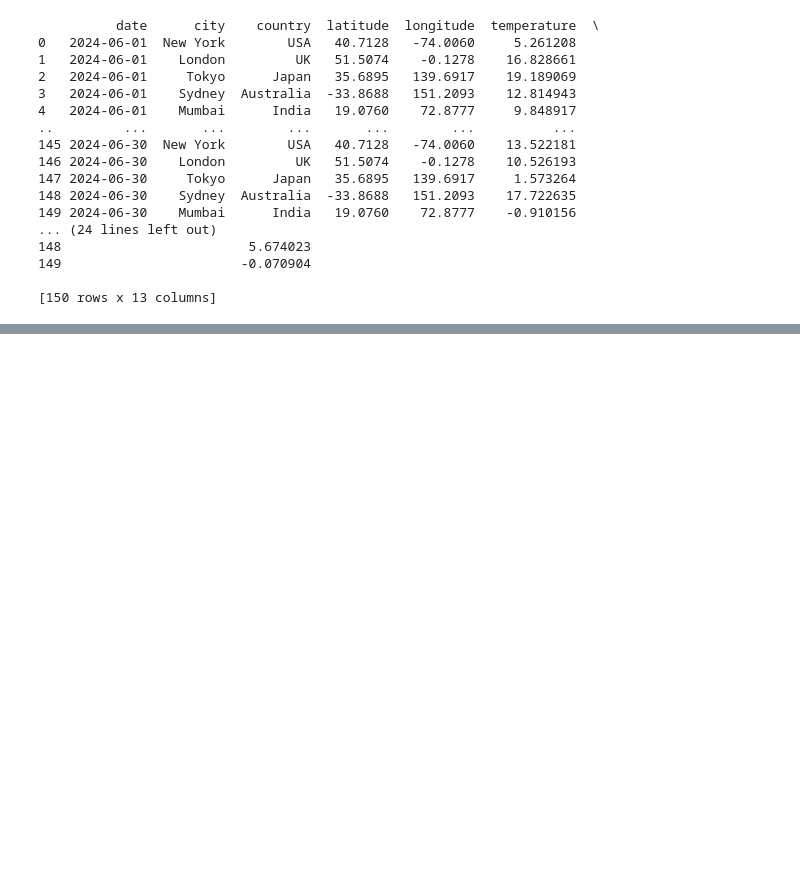
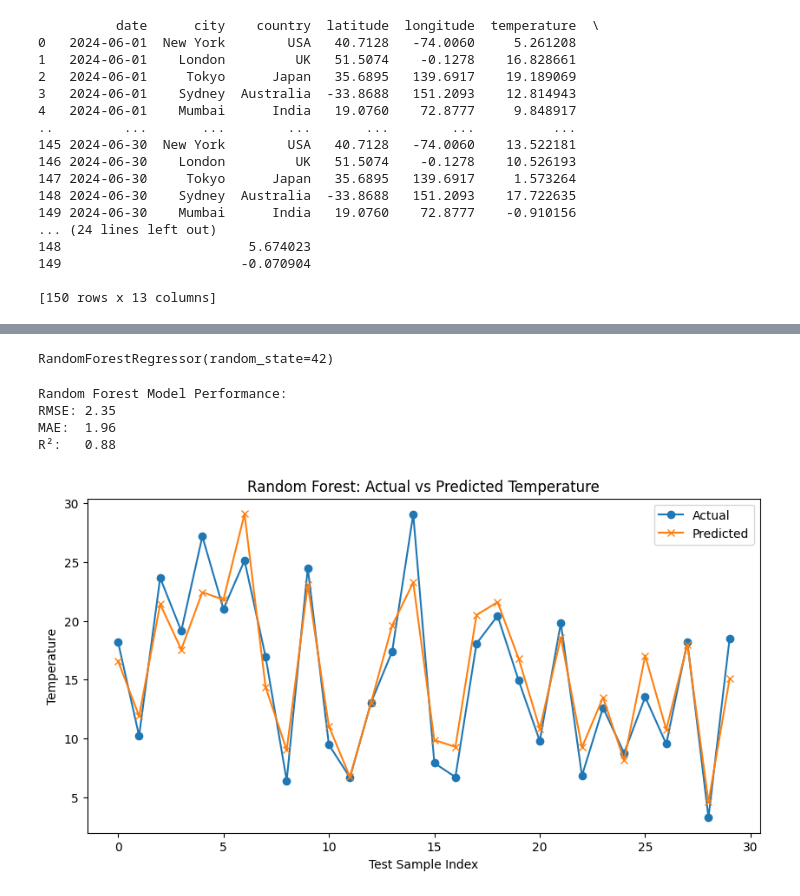
Before and after one commit to neilgarnet/ML-Weather-Project, a Jupyter notebook: RandomForestModel.ipynb, the cells around one changed output, grey strips where cells are left out. Cells and saved outputs as stored; diff of their text form; code cells hidden in the pictures; blank space fills up the shorter version.

```diff
--- a/RandomForestModel.ipynb
+++ b/RandomForestModel.ipynb
@@ -8,7 +8,7 @@ import seaborn as sns
 from google.colab import files
 uploaded = files.upload()
 #Displaying basic information about the dataset
-df = pd.read_csv("/content/Weather dataset.csv")
+df = pd.read_csv("Weather dataset.csv")
 print("Dataset Information:")
 print(df.info())
 print("\nFirst 5 rows of the dataset:")
@@ -158,20 +158,3 @@ print(df)
 149                       -0.070904
 
 [150 rows x 13 columns]
-# %%
-# Import necessary libraries
-import pandas as pd
-import numpy as np
-from sklearn.model_selection import train_test_split
-from sklearn.ensemble import RandomForestClassifier
-from sklearn.metrics import accuracy_score, classification_report, confusion_matrix
-
-# Load dataset
-df = pd.read_csv("/content/Waether dataset.csv")
-
-# Define features (X) and target variable (y)
-X = df.drop(columns=['AQI'])  # Assuming 'AQI' is the target variable
-y = df['AQI']
-
-# Split the dataset into training (80%) and testing (20%) sets
-X_train, X_test, y_train, y_test = train_test_split(X, y, test_size=0.2, random_state=42)
@@ -271,0 +188,45 @@ Passing `palette` without assigning `hue` is deprecated and will be removed in v
+# %%
+# 1. Data Preparation
+# Define the target variable and features
+target = 'temperature'
+# Drop columns that are not useful for model training (dropping 'date' and target from features)
+features = df.drop(columns=['date', target])
+y = df[target]
+
+# Split data into training and testing sets (80% train, 20% test)
+X_train, X_test, y_train, y_test = train_test_split(features, y, test_size=0.2, random_state=42)
+# %%
+# 2. Random Forest Model Training
+rf_model = RandomForestRegressor(random_state=42)
+rf_model.fit(X_train, y_train)
+# %% [output]
+RandomForestRegressor(random_state=42)
+# %%
+# 3. Predictions & Evaluation
+y_pred = rf_model.predict(X_test)
+
+rmse = np.sqrt(mean_squared_error(y_test, y_pred))
+mae = mean_absolute_error(y_test, y_pred)
+r2 = r2_score(y_test, y_pred)
+
+print("Random Forest Model Performance:")
+print(f"RMSE: {rmse:.2f}")
+print(f"MAE:  {mae:.2f}")
+print(f"R²:   {r2:.2f}")
+# %% [output]
+Random Forest Model Performance:
+RMSE: 2.35
+MAE:  1.96
+R²:   0.88
+# %%
+# 4. Visualization: Actual vs. Predicted for Random Forest
+plt.figure(figsize=(10, 5))
+plt.plot(y_test.values, label='Actual', marker='o')
+plt.plot(y_pred, label='Predicted', marker='x')
+plt.title("Random Forest: Actual vs Predicted Temperature")
+plt.xlabel("Test Sample Index")
+plt.ylabel("Temperature")
+plt.legend()
+plt.show()
+# %% [output]
+[figure, added]
```
Also changed, not shown: parts of 13 cells of this notebook.
